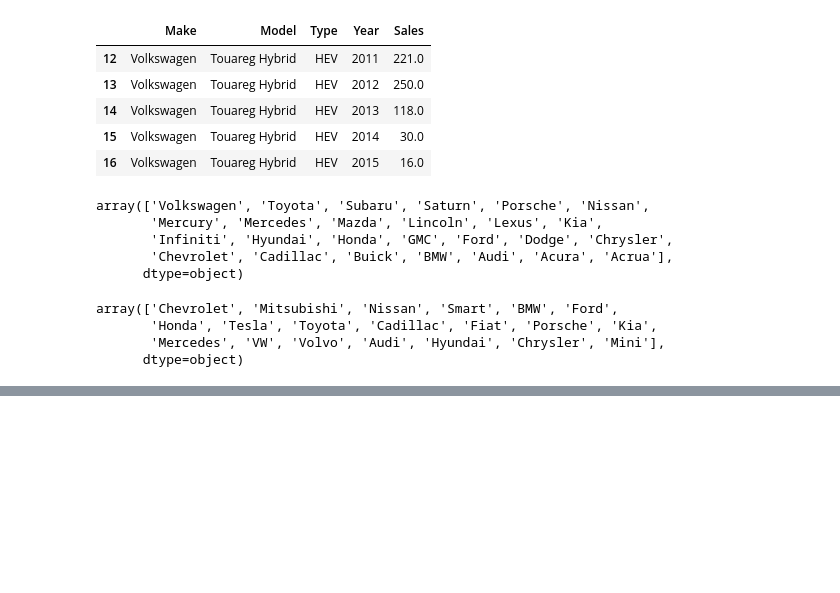
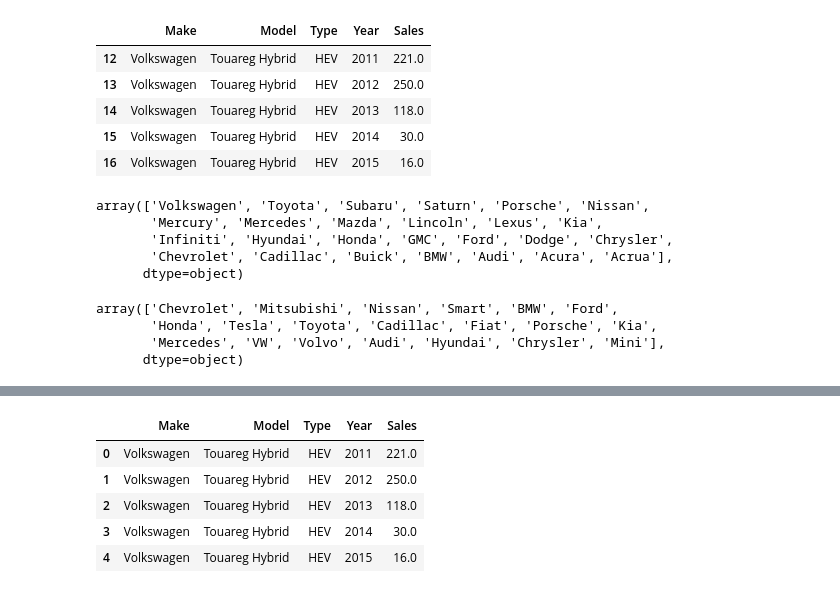
Before and after one commit to sachsjohn/ETL_EV, a Jupyter notebook: EV Sales.ipynb, the cells around one changed output, grey strips where cells are left out. Saved outputs shown, nothing was run; the diff lists cells and outputs as text; code cells hidden in the pictures; blank space fills up the shorter version.

```diff
--- a/EV Sales.ipynb
+++ b/EV Sales.ipynb
@@ -141,0 +152,10 @@ engine.table_names()
+# %%
+# To confirm that the data has been added, we query the head and tail.
+pd.read_sql_query('select * from ev_sales', con=engine).head()
+# %% [output]
+|  | Make | Model | Type | Year | Sales |
+| 0 | Volkswagen | Touareg Hybrid | HEV | 2011 | 221.0 |
+| 1 | Volkswagen | Touareg Hybrid | HEV | 2012 | 250.0 |
+| 2 | Volkswagen | Touareg Hybrid | HEV | 2013 | 118.0 |
+| 3 | Volkswagen | Touareg Hybrid | HEV | 2014 | 30.0 |
+| 4 | Volkswagen | Touareg Hybrid | HEV | 2015 | 16.0 |
```
Also changed, not shown: parts of 14 cells of this notebook, 9 other files.
